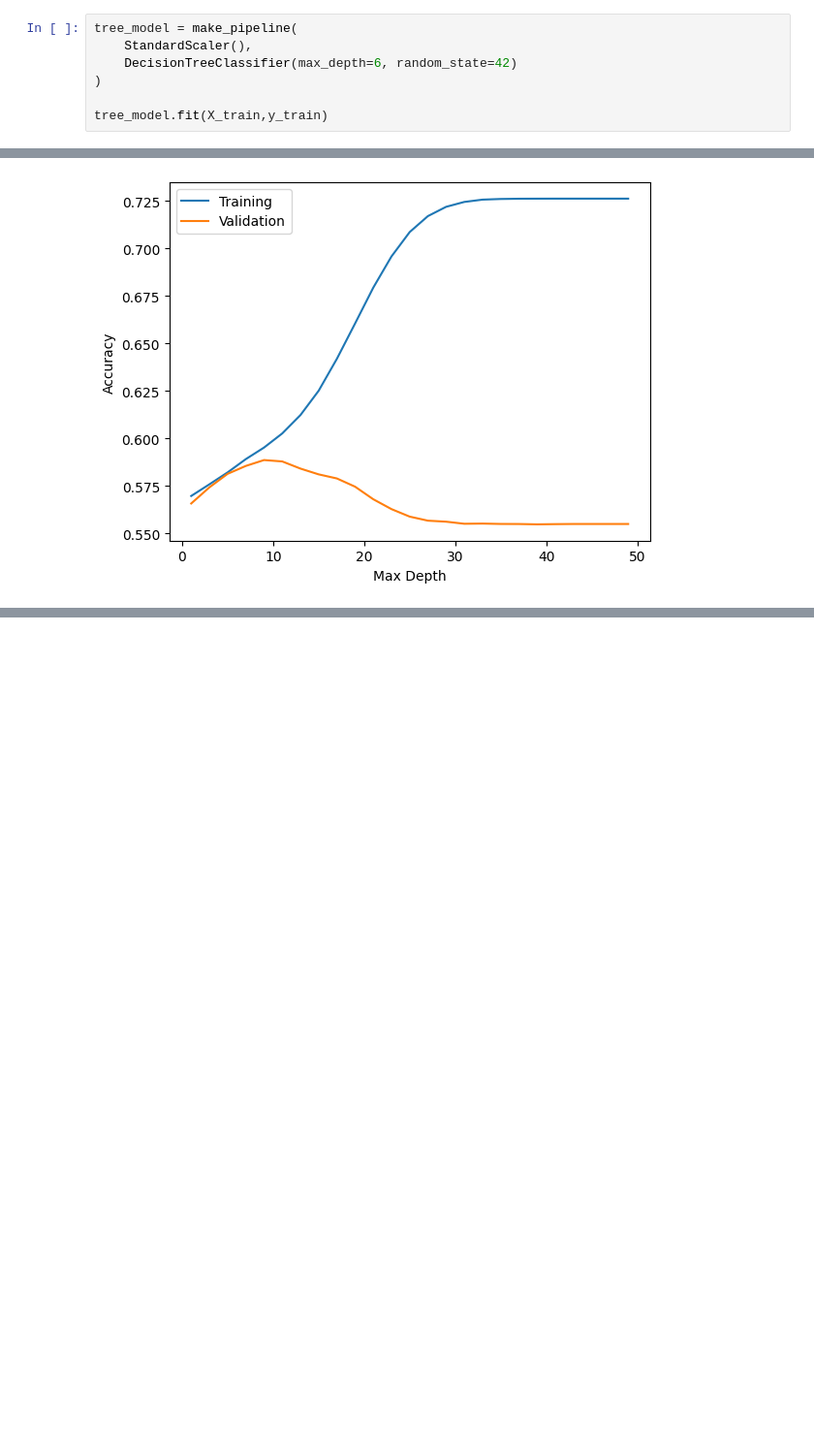
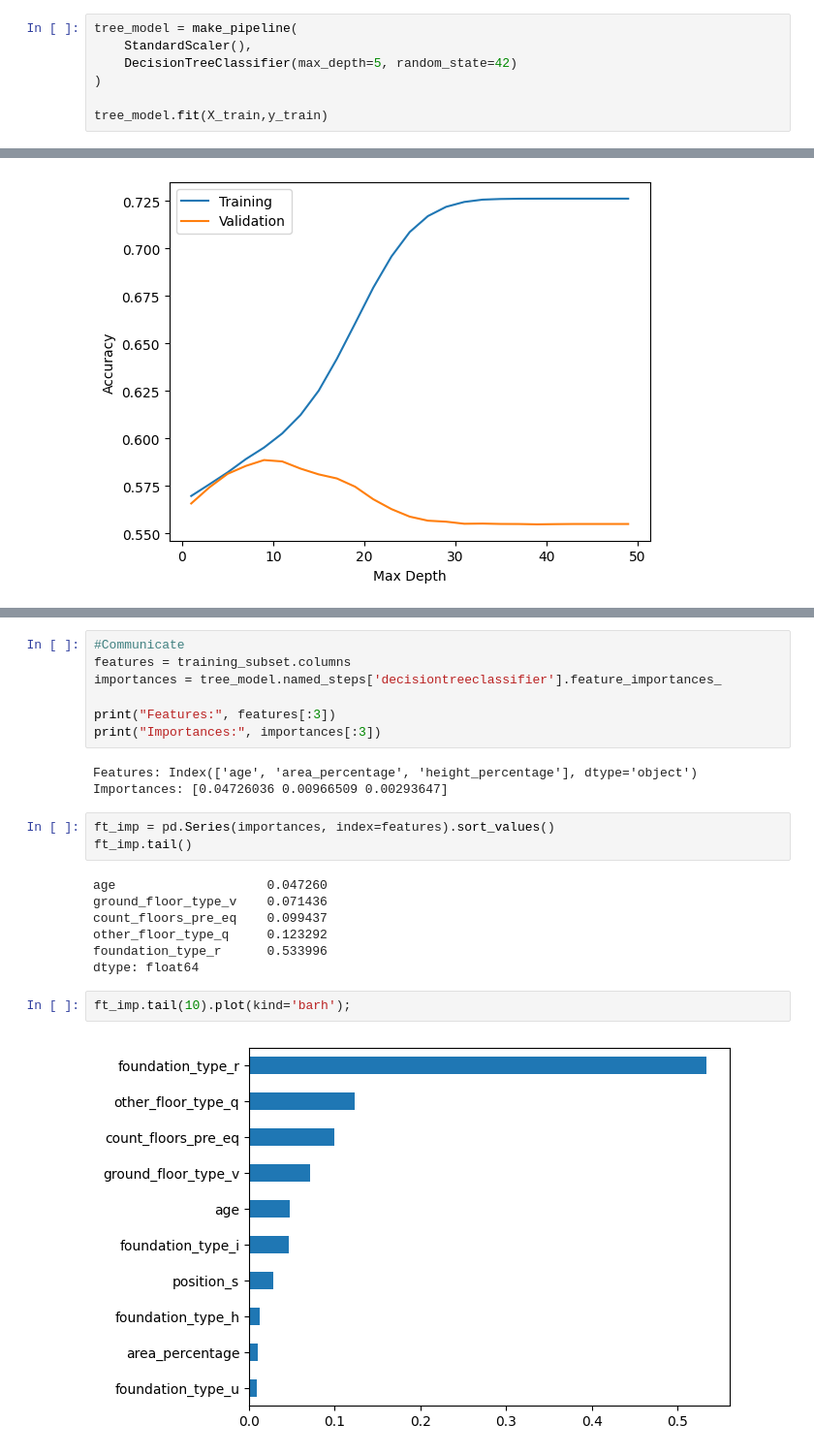
Before and after one commit to Hor-layinka/Hobs-Portfolio-projects, a Jupyter notebook: ClassificationModels/earth_quake_damage_pred.ipynb, the cells around one changed output, grey strips where cells are left out. Shown at 97% size. Cells and saved outputs as stored; diff of their text form; blank space fills up the shorter version.

Commit message:
started esemble model

```diff
--- a/ClassificationModels/earth_quake_damage_pred.ipynb
+++ b/ClassificationModels/earth_quake_damage_pred.ipynb
@@ -353,7 +355,7 @@ X_train.shape
 # %%
 tree_model = make_pipeline(
     StandardScaler(),
-    DecisionTreeClassifier(max_depth=6, random_state=42)
+    DecisionTreeClassifier(max_depth=5, random_state=42)
 )
 
 tree_model.fit(X_train,y_train)
@@ -405,0 +428,24 @@ plt.legend();
+# %%
+#Communicate
+features = training_subset.columns
+importances = tree_model.named_steps['decisiontreeclassifier'].feature_importances_
+
+print("Features:", features[:3])
+print("Importances:", importances[:3])
+# %% [output]
+Features: Index(['age', 'area_percentage', 'height_percentage'], dtype='object')
+Importances: [0.04726036 0.00966509 0.00293647]
+# %%
+ft_imp = pd.Series(importances, index=features).sort_values()
+ft_imp.tail()
+# %% [output]
+age                    0.047260
+ground_floor_type_v    0.071436
+count_floors_pre_eq    0.099437
+other_floor_type_q     0.123292
+foundation_type_r      0.533996
+dtype: float64
+# %%
+ft_imp.tail(10).plot(kind='barh');
+# %% [output]
+[figure, added]
```
Also changed, not shown: parts of 7 cells of this notebook.
